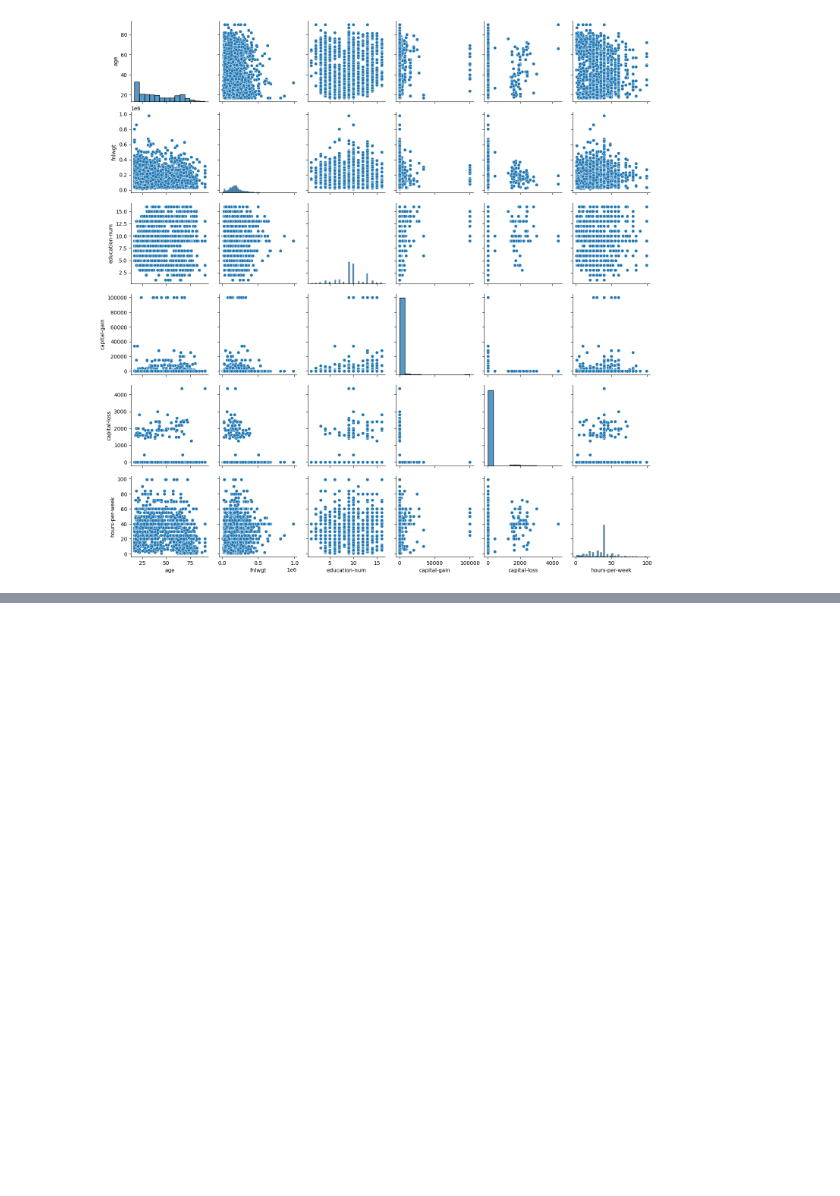
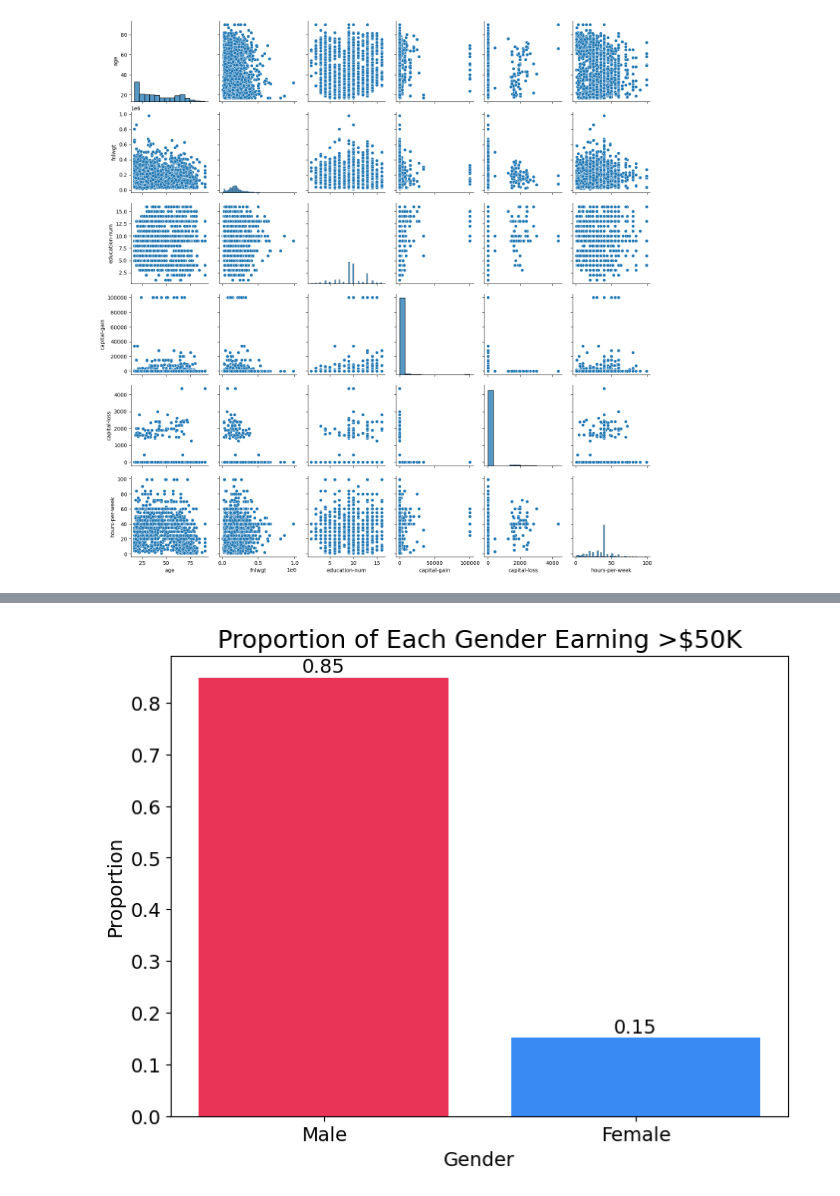
Before and after one commit to nogibjj/IDS705_FinalProject_Lemur_Team, a Jupyter notebook: 10_code/EDA.ipynb, the cells around one changed output, grey strips where cells are left out. Saved outputs shown, nothing was run; the diff lists cells and outputs as text; code cells hidden in the pictures; blank space fills up the shorter version.

```diff
--- a/EDA.ipynb
+++ b/10_code/EDA.ipynb
@@ -97,2 +133,38 @@ adult_data['income'] = adult_data['income'].str.replace('.', '')
+# %%
+import matplotlib.pyplot as plt
+import seaborn as sns
+
+# Filter the DataFrame for individuals earning >$50K
+over_50k_gender_counts = adult_data[adult_data["income"] == ">50K"]["sex"].value_counts(
+    normalize=True
+)
+gender_labels = over_50k_gender_counts.index
+gender_values = over_50k_gender_counts.values
+
+# Specify your color hex codes
+hex_color_pink = "#388bf3"
+hex_color_blue = "#ea3455"
+gender_colors = [
+    hex_color_blue if gender == "Male" else hex_color_pink for gender in gender_labels
+]
+
+plt.figure(figsize=(8, 6))
+plt.bar(gender_labels, gender_values, color=gender_colors)
+plt.title("Proportion of Each Gender Earning >$50K", fontsize=18)
+plt.xlabel("Gender", fontsize=14)
+plt.ylabel("Proportion", fontsize=14)
+
+# Set the font size for the tick labels on both axes
+plt.xticks(fontsize=14)
+plt.yticks(fontsize=14)
+
+
+# Adding the text on top of the bars
+for i, value in enumerate(gender_values):
+    plt.text(i, value + 0.01, f"{value:.2f}", ha="center", fontsize=14)
+
+plt.show()
+# %% [output]
+[figure, added]
 # %%
 # Create a new feature 'age_group' to categorize ages into bins for better visualization
```
Also changed, not shown: parts of 11 cells of this notebook.
